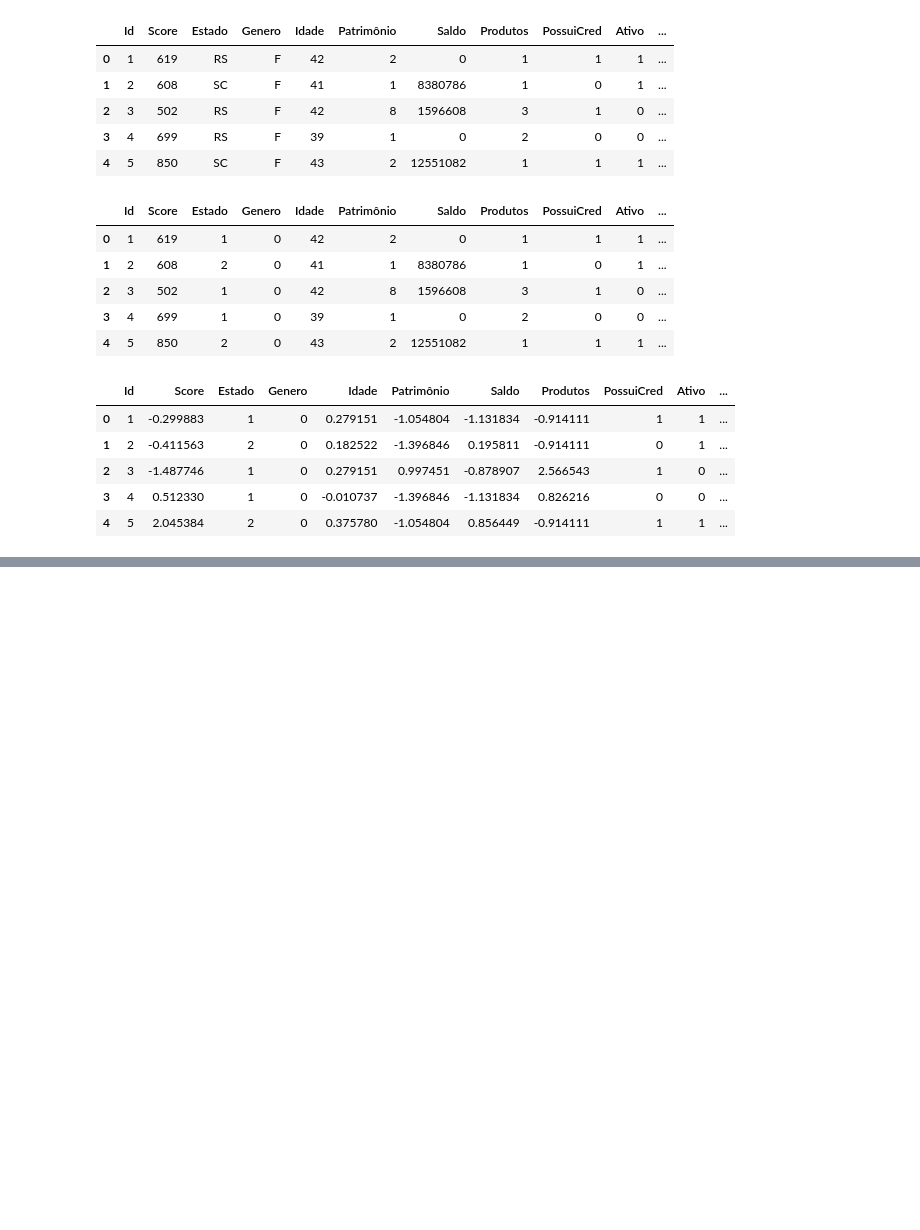
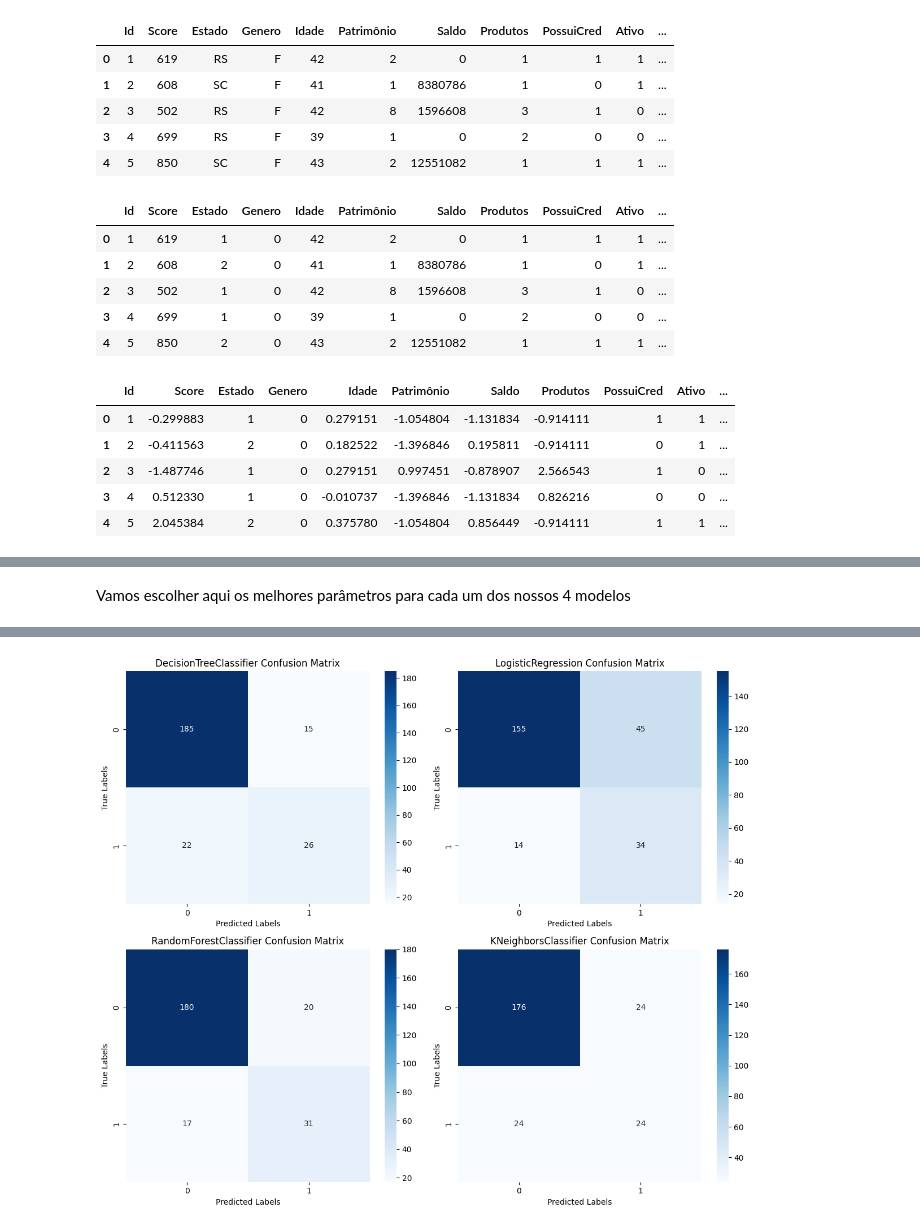
Before and after one commit to MarcosABP/Churn-Dataset, a Jupyter notebook: crashdata.ipynb, the cells around one changed output, grey strips where cells are left out. Cells and saved outputs as stored; diff of their text form; code cells hidden in the pictures; blank space fills up the shorter version.

Commit message:
Ajuste Modelos

```diff
--- a/crashdata.ipynb
+++ b/crashdata.ipynb
@@ -550,0 +357,2 @@ array([inf, 1. , 0.8, 0.6, 0.4, 0.2, 0. ])
+# %% [markdown]
+Vamos escolher aqui os melhores parâmetros para cada um dos nossos 4 modelos
@@ -550,0 +414,74 @@ array([inf, 1. , 0.8, 0.6, 0.4, 0.2, 0. ])
+# %%
+fig, axes = plt.subplots(2, 2, figsize=(12, 10))
+axes = axes.ravel()  # Flatten axes for easier indexing
+index = 0  # To keep track of subplot index
+
+#Aqui iremos selecionar as melhores features e parâmetros, tanto quando fazer uma confusion matrix para cada modelo
+for model_name, model in classifiers.items():
+
+    #GridSearch com todos os parametros de cada modelo
+    model_params = GridSearchCV(model, parameters[model_name], cv=5, n_jobs=-1)
+    model_params.fit(x_train,y_train)
+
+    #Selecionando os melhores parâmetros de cada modelo
+    param = model_params.best_params_ #Melhores parâmetros
+    model = model.set_params(**param) #modelo com melhores parametros
+
+    acc_max, auc_max, prec_max = 0, 0, 0
+
+    #Selecionando as melhores features de cada modelo
+    for n_features in n_features_list:
+
+        features = SequentialFeatureSelector(model, n_features_to_select=n_features, direction='forward') # selecionando as melhores features
+        features.fit(x_train,y_train) #Fit
+        selected_features = features.get_support(indices=True)
+
+        x_train_feat = x_train.iloc[:, selected_features] #selecionando as features em x_train
+        x_test_feat = x_test.iloc[:, selected_features] #selecionando as features em x_test
+        model.fit(x_train_feat,y_train) #Fit
+
+        #Predizendo acurácia e AUC ROC
+        y_pred = model.predict(x_test_feat)
+        acc = accuracy_score(y_test, y_pred)
+        auc = roc_auc_score(y_test, y_pred)
+        prec = precision_score(y_test, y_pred, average='macro')
+
+        #Vendo o s melhores scores e o melhor modelo
+        if acc > acc_max:
+            acc_max = acc
+            best_n_acc = n_features
+        if auc > auc_max:
+            auc_max = auc
+            best_n_auc = n_features
+        if prec > prec_max:
+            prec_max = prec
+            best_n_prec = n_features
+
+
+    print(f'Melhor acurácia para {model_name} é {acc_max} com {best_n_acc} features')
+    print(f'Melhor AUC ROC score para {model_name} é {auc_max} com {best_n_auc} features')
+    print(f'Precisão para {model_name} é {prec_max} com {best_n_prec} features')
+    print(f"Melhores parâmetros para {model_name}: {param}\n")
+
+
+
+    cm = confusion_matrix(y_test, y_pred)
+    sns.heatmap(cm, annot=True, fmt="d", ax=axes[index], cmap='Blues')
+    axes[index].set_title(f'{model_name} Confusion Matrix')
+    axes[index].set_xlabel('Predicted Labels')
+    axes[index].set_ylabel('True Labels')
+    index += 1  # Move to the next subplot
+
+plt.tight_layout()
+plt.show()
+
+
+#printar valores de acc auc e prec pra MELHOR PARAMETRO PARA CADA QNTD DE FEATURES - TERIA QUE PRINTAR 3 VEZES, PARA VER QUAL SE SAI MELHOR
+#DEPOIS, RODAR COM PARAMETROS E FEATURES SELECIONADAS DEPOIS
+
+
+# Melhor acurácia para RandomForestClassifier é 0.8508064516129032 com 9 features
+# Melhor AUC ROC score para RandomForestClassifier é 0.7729166666666668 com 9 features
+# Precisão para RandomForestClassifier é 0.7607743605056235 com 9 features
+# Melhores parâmetros para RandomForestClassifier: {'criterion': 'gini', 'max_depth': 20, 'min_samples_split': 2, 'n_estimators': 100, 'random_state': 43}
+# %% [output]
@@ -550,0 +507 @@ array([inf, 1. , 0.8, 0.6, 0.4, 0.2, 0. ])
+[figure, added]
```
Also changed, not shown: parts of 13 cells of this notebook.
